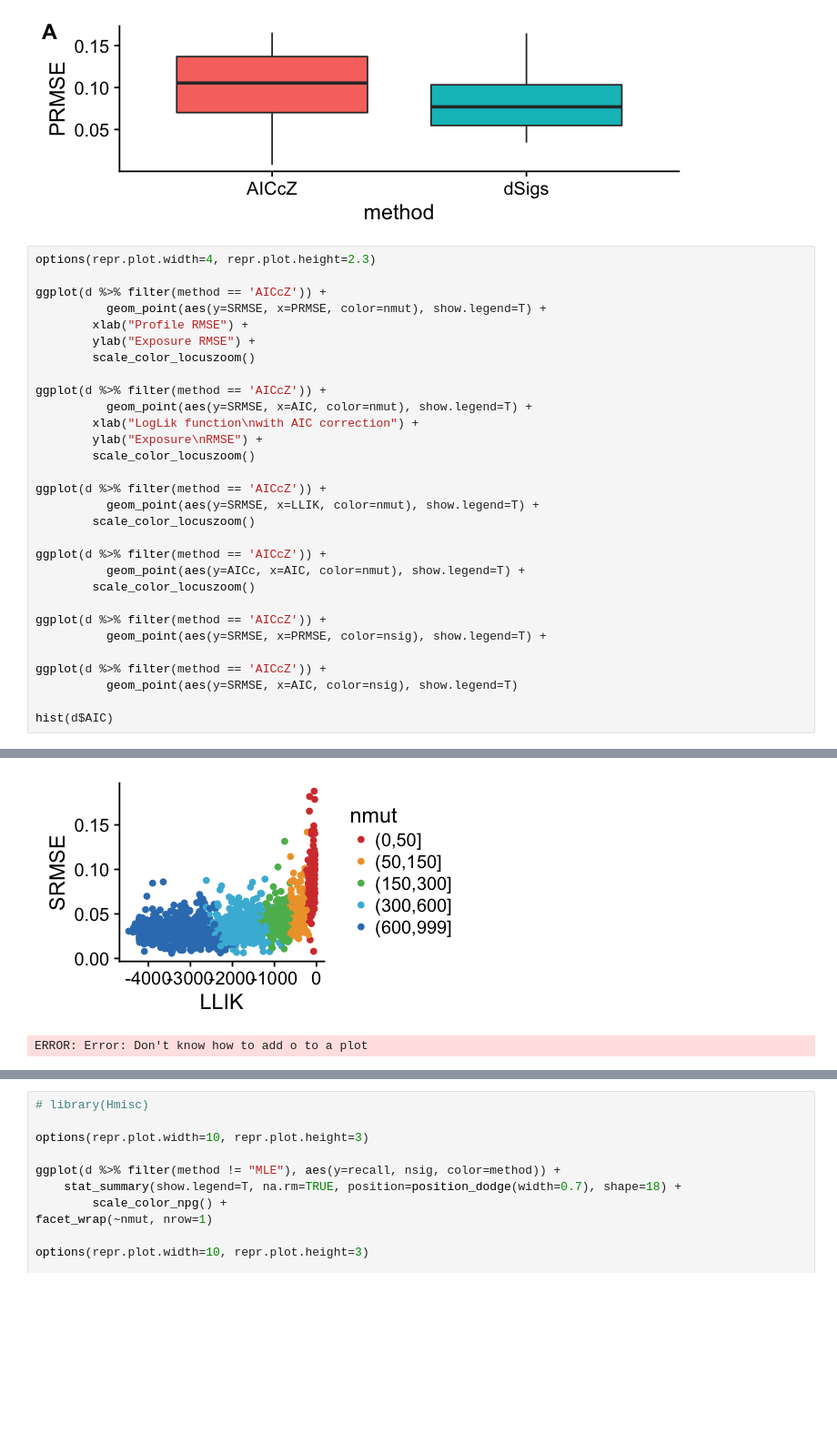
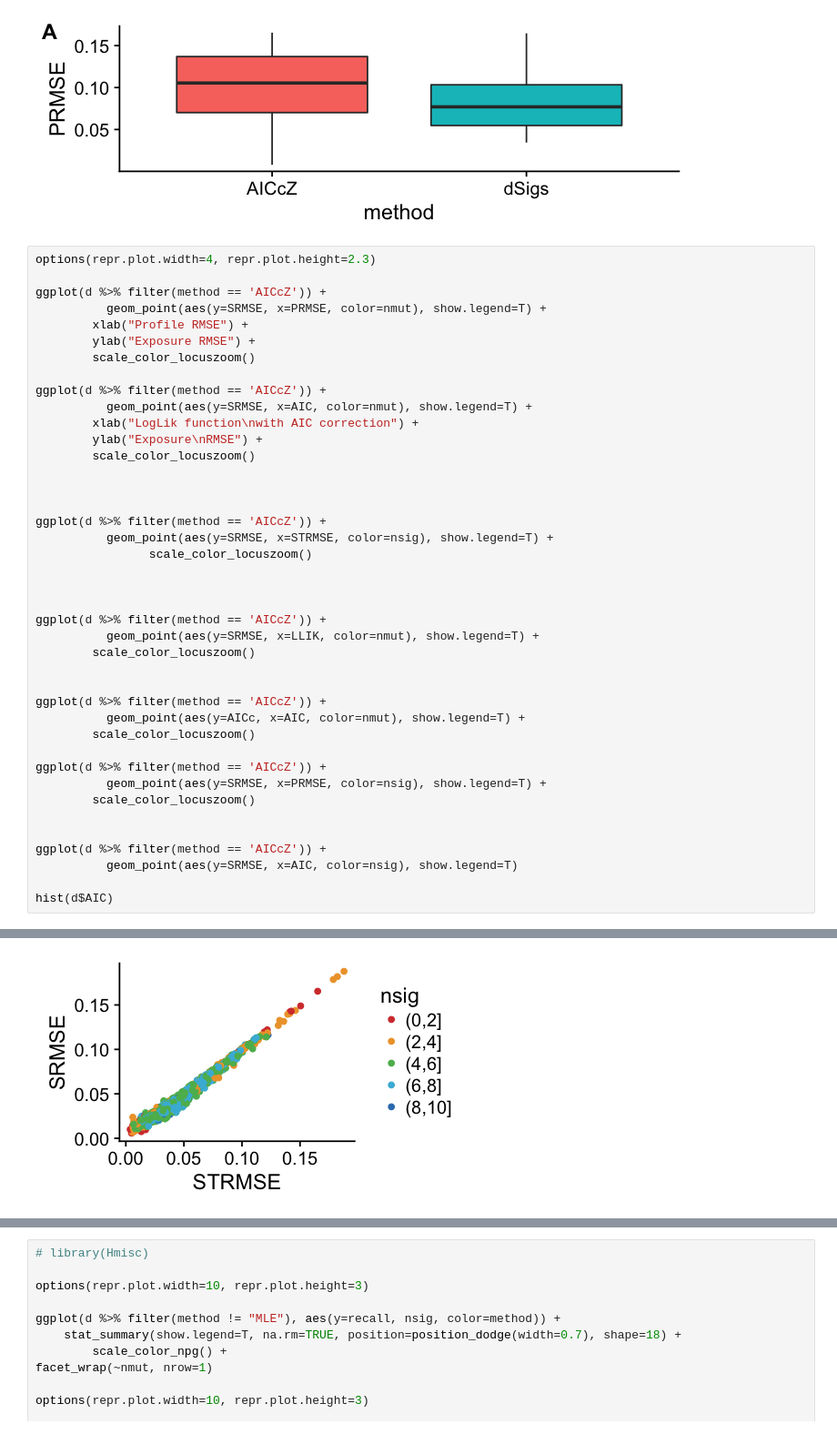
Before and after one commit to neksa/mutagene, a Jupyter notebook: notebooks/Benchmark multiple.ipynb, the cells around one changed output, grey strips where cells are left out. Shown at 91% size. Drawn from its saved outputs; the diff is of its cells as text; blank space fills up the shorter version.

Commit message:
upd notebook figures

```diff
--- a/notebooks/Benchmark multiple.ipynb
+++ b/notebooks/Benchmark multiple.ipynb
@@ -119,32 +119,42 @@ options(repr.plot.width=4, repr.plot.height=2.3)
 ggplot(d %>% filter(method == 'AICcZ')) +
           geom_point(aes(y=SRMSE, x=PRMSE, color=nmut), show.legend=T) +
         xlab("Profile RMSE") +
         ylab("Exposure RMSE") +
         scale_color_locuszoom()
 
 ggplot(d %>% filter(method == 'AICcZ')) +
           geom_point(aes(y=SRMSE, x=AIC, color=nmut), show.legend=T) +
         xlab("LogLik function\nwith AIC correction") +
         ylab("Exposure\nRMSE") +
         scale_color_locuszoom()
 
+
+
+ggplot(d %>% filter(method == 'AICcZ')) +
+          geom_point(aes(y=SRMSE, x=STRMSE, color=nsig), show.legend=T) +
+                scale_color_locuszoom()
+
+
+
 ggplot(d %>% filter(method == 'AICcZ')) +
           geom_point(aes(y=SRMSE, x=LLIK, color=nmut), show.legend=T) +
         scale_color_locuszoom()
+
 
 ggplot(d %>% filter(method == 'AICcZ')) +
           geom_point(aes(y=AICc, x=AIC, color=nmut), show.legend=T) +
         scale_color_locuszoom()
 
 ggplot(d %>% filter(method == 'AICcZ')) +
           geom_point(aes(y=SRMSE, x=PRMSE, color=nsig), show.legend=T) +
+        scale_color_locuszoom()
+
 
 ggplot(d %>% filter(method == 'AICcZ')) +
           geom_point(aes(y=SRMSE, x=AIC, color=nsig), show.legend=T)
 
 hist(d$AIC)
 # %% [output]
 [figure]
 [figure]
-[figure, old version]
+[figure, new version]
-ERROR: Error: Don't know how to add o to a plot
```
Also changed, not shown: parts of 21 cells of this notebook.
